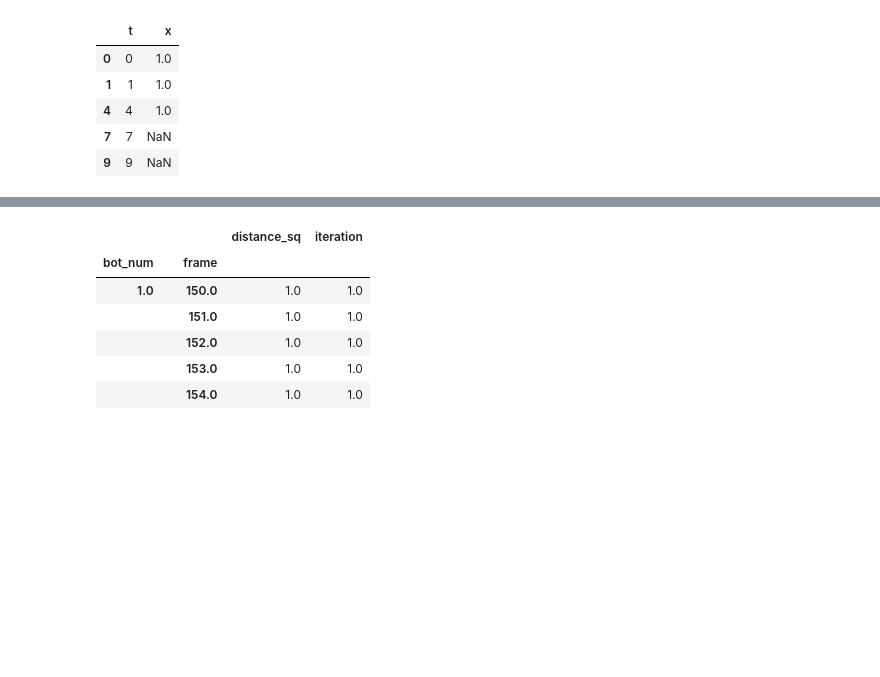
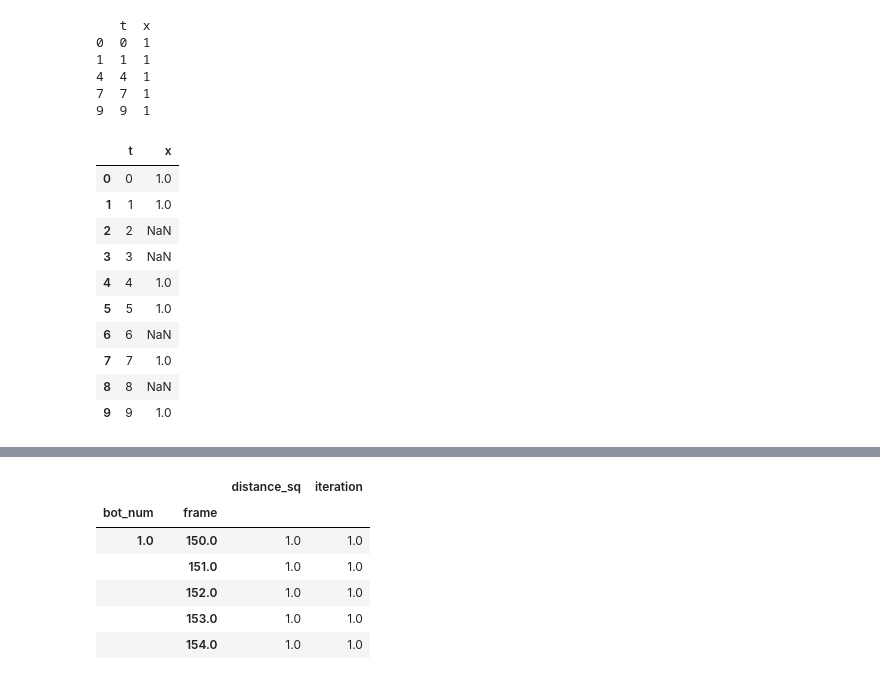
Before and after one commit to complex-lab/robotic_swarms, a Jupyter notebook: bots_number_per_frame.ipynb, the cells around one changed output, grey strips where cells are left out. Drawn from its saved outputs; the diff is of its cells as text; code cells hidden in the pictures; blank space fills up the shorter version.

```diff
--- a/bots_number_per_frame.ipynb
+++ b/bots_number_per_frame.ipynb
@@ -21,16 +21,30 @@ def read_time(time_value):
 # %%
 tts = np.arange(10)
 z = pd.DataFrame({'t':tts,'x':[0]*len(tts)})
-xy = pd.DataFrame({'t':[0,1,4,7,9],'x':[1,1,1,1,1]})
-cond = z.t.isin(xy.t)
-z.loc[cond,'x'] = xy.x
+xy = pd.DataFrame({'t':[0,1,4,7,9],'x':[1,1,1,1,1]},index=[0,1,4,7,9])
+print(xy)
+test=pd.Series(np.ones(len(tts)))
+#cond = ~z['t'].isin(xy.t)
+z['x']=xy.x
+z.loc[cond,'x'] = test
 
-z[cond]
+z
 # %% [output]
+   t  x
+0  0  1
+1  1  1
+4  4  1
+7  7  1
+9  9  1
 |  | t | x |
 | 0 | 0 | 1.0 |
 | 1 | 1 | 1.0 |
+| 2 | 2 | NaN |
+| 3 | 3 | NaN |
 | 4 | 4 | 1.0 |
-| 7 | 7 | NaN |
-| 9 | 9 | NaN |
+| 5 | 5 | 1.0 |
+| 6 | 6 | NaN |
+| 7 | 7 | 1.0 |
+| 8 | 8 | NaN |
+| 9 | 9 | 1.0 |
 # %%
```
Also changed, not shown: parts of 16 cells of this notebook.
